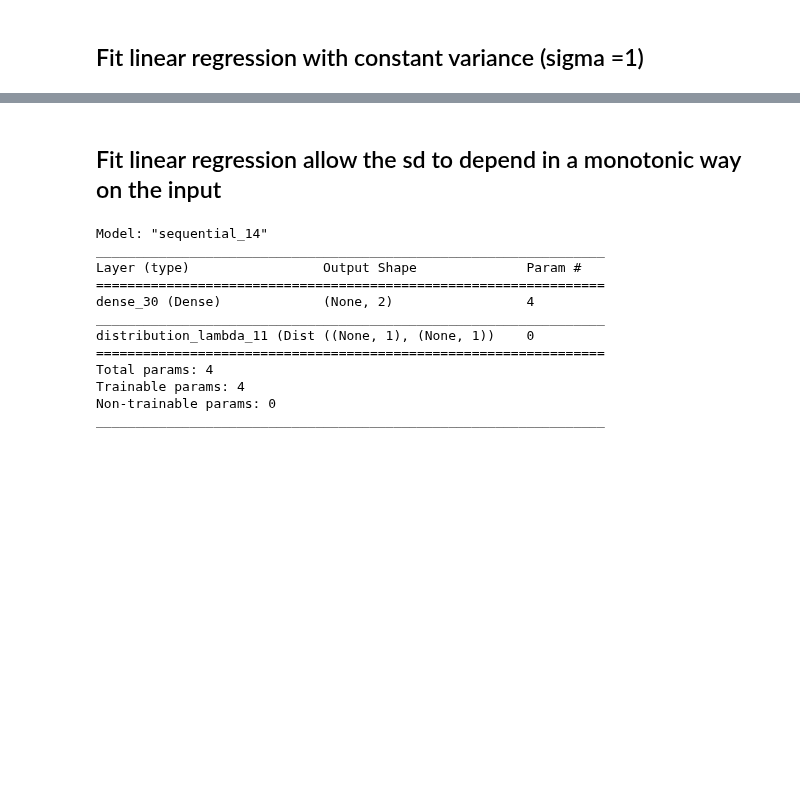
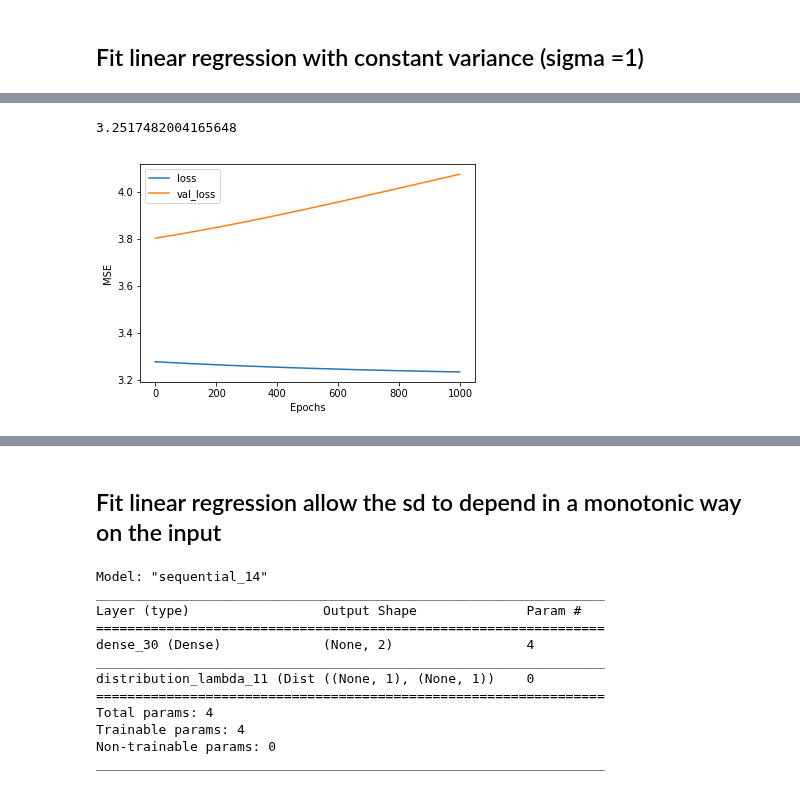
Before and after one commit to tensorchiefs/dl_book, a Jupyter notebook: chapter_05/fish_data_for_chapter_5.ipynb, the cells around one changed output, grey strips where cells are left out. Drawn from its saved outputs; the diff is of its cells as text; code cells hidden in the pictures; blank space fills up the shorter version.

```diff
--- a/chapter_05/fish_data_for_chapter_5.ipynb
+++ b/chapter_05/fish_data_for_chapter_5.ipynb
@@ -201,0 +243,12 @@ model.fit(x_train,y_train,batch_size=16,epochs=2000,verbose=0)
+# %%
+hist = model.fit(x, y, epochs=1000, verbose=0, validation_data=(x_val,y_val))
+# %%
+plt.plot(hist.history['loss'])
+plt.plot(hist.history['val_loss'])
+plt.legend(['loss', 'val_loss'])
+plt.ylabel('MSE')
+plt.xlabel('Epochs')
+np.mean(hist.history['loss'])
+# %% [output]
+3.2517482004165648
+[figure, added]
```
Also changed, not shown: parts of 14 cells of this notebook, 1 other file.
